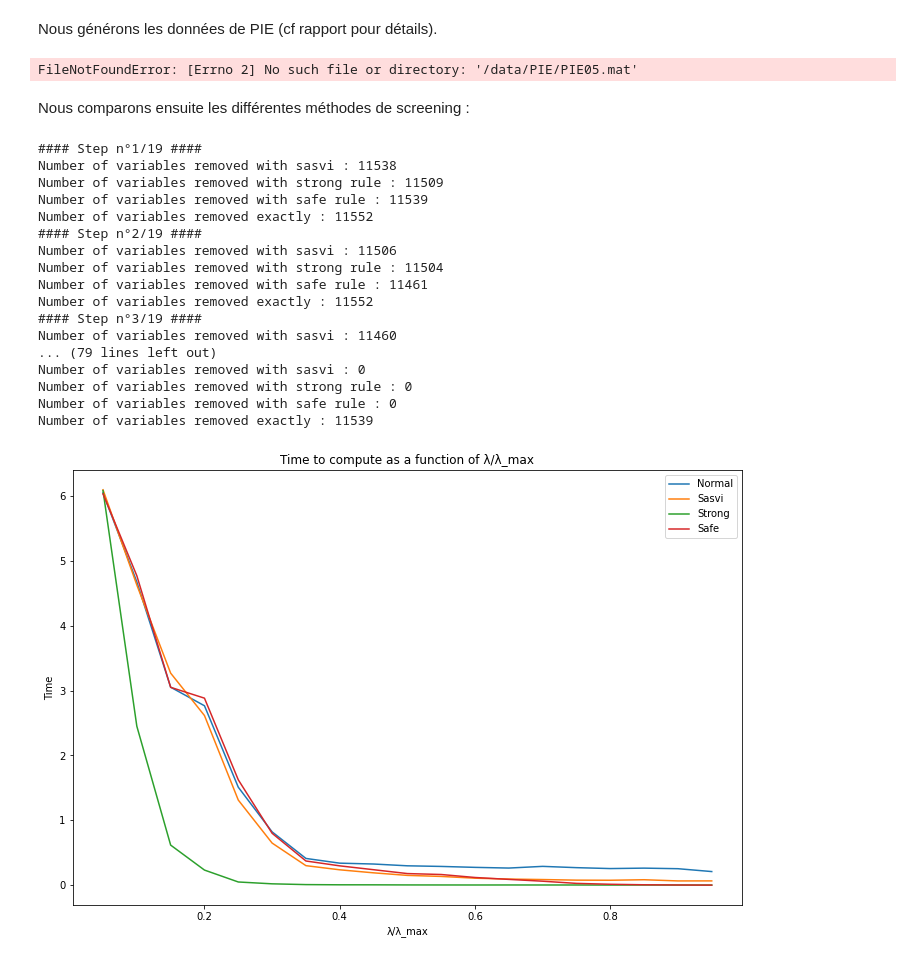
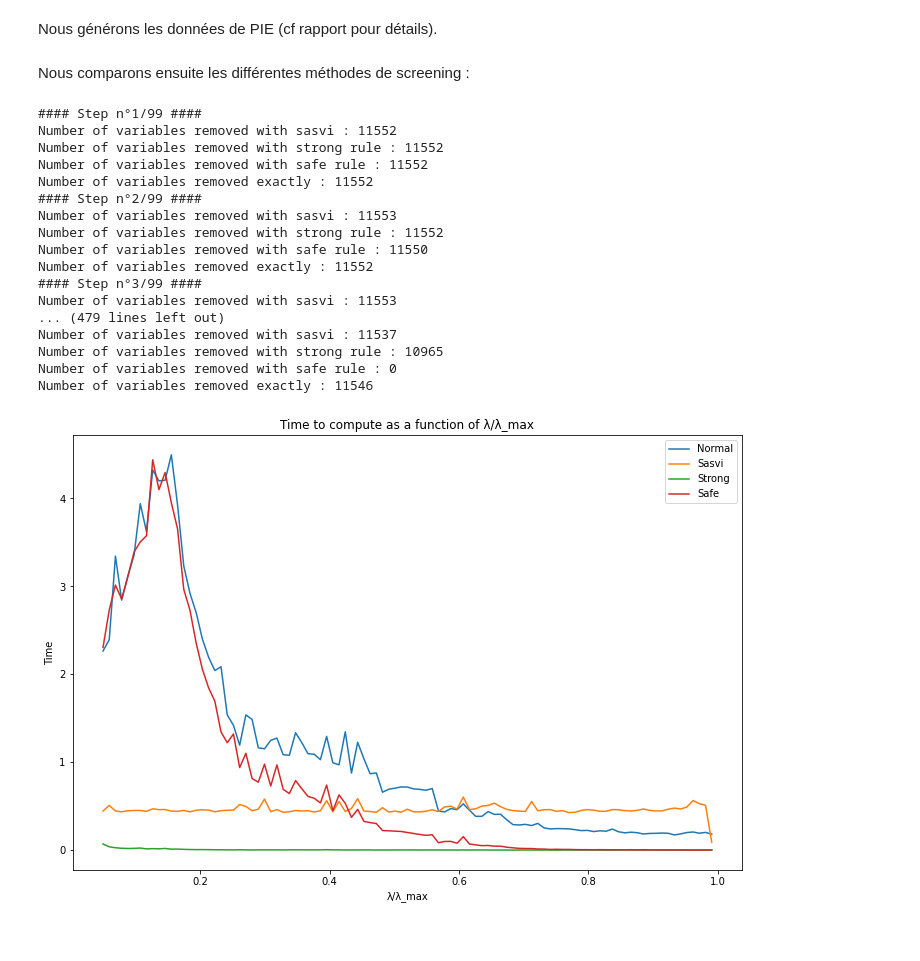
Before and after one commit to nathanln/Parcimony, a Jupyter notebook: Experience.ipynb, the cells around one changed output. Saved outputs shown, nothing was run; the diff lists cells and outputs as text; code cells hidden in the pictures.

```diff
--- a/Experience.ipynb
+++ b/Experience.ipynb
@@ -52,7 +51,7 @@ def test_method(X,y,λ, tol = 10**(-9),verbose=False):
 
         start=time.time()
         if X_sasvi.shape[1] != 0:
-            clf = linear_model.Lasso(alpha=λ[i+1]/X.shape[0],fit_intercept=False)
+            clf = linear_model.Lasso(alpha=λ[i+1]/X.shape[0],fit_intercept=False,max_iter=2000)
             clf.fit(X_sasvi,y)
         Tsasvi.append(tmp_time+time.time()-start)
 
@@ -65,13 +64,12 @@ def test_method(X,y,λ, tol = 10**(-9),verbose=False):
 
         start=time.time()
         if X_strong.shape[1] != 0:
-            clf = linear_model.Lasso(alpha=λ[i+1]/X.shape[0],fit_intercept=False)
+            clf = linear_model.Lasso(alpha=λ[i+1]/X.shape[0],fit_intercept=False,max_iter=2000)
             clf.fit(X_strong,y)
         Tstrong.append(time.time()-start)
 
         #SAFE RULE SCREENING AND FITTING
-        #to_drop_safe=safe_screening(X,y,θ1star, λ[i+1], tol=tol)
-        to_drop_safe=safe_screening2(X,y,λ[1], λ[i+1], tol=tol)
+        to_drop_safe=safe_screening(X,y,λ[i], λ[i+1], tol=tol)
         X_safe = np.delete(X, to_drop_safe, 1)
         nb_removed_safe.append(np.shape(to_drop_safe)[1])
         if(verbose):
@@ -79,14 +77,14 @@ def test_method(X,y,λ, tol = 10**(-9),verbose=False):
 
         start=time.time()
         if X_safe.shape[1] != 0:
-            clf = linear_model.Lasso(alpha=λ[i+1]/X.shape[0],fit_intercept=False)
+            clf = linear_model.Lasso(alpha=λ[i+1]/X.shape[0],fit_intercept=False,max_iter=2000)
             clf.fit(X_safe,y)
         Tsafe.append(time.time()-start)
 
 
         #NO SCREENING FITTING
         start=time.time()
-        clf = linear_model.Lasso(alpha=λ[i+1]/X.shape[0],fit_intercept=False)
+        clf = linear_model.Lasso(alpha=λ[i+1]/X.shape[0],fit_intercept=False,max_iter=2000)
         clf.fit(X,y)
         Tnormal.append(time.time()-start)
         β=clf.coef_
@@ -175,30 +173,28 @@ Nous générons les données de PIE (cf rapport pour détails).
 [X,y]=gen_data_PIE()
 p=len(X[1,:])
 λ_max=np.max(np.abs(np.dot(y,X)))
-λ=np.linspace(1,0.05,20)*λ_max
+λ=np.linspace(1,0.05,100)*λ_max
-# %% [output]
-FileNotFoundError: [Errno 2] No such file or directory: '/data/PIE/PIE05.mat'
 # %% [markdown]
 Nous comparons ensuite les différentes méthodes de screening :
 # %%
-Tsasvi,Tnormal,Tstrong,Tsafe,nb_removed_sasvi,nb_removed_strong,nb_removed_safe, nb_removed_lasso=test_method(X,y, λ, tol=10**(-3),verbose=True)
+Tsasvi,Tnormal,Tstrong,Tsafe,nb_removed_sasvi,nb_removed_strong,nb_removed_safe, nb_removed_lasso=test_method(X,y, λ, tol=10**(-9),verbose=True)
 plot_res(Tsasvi,Tnormal,Tstrong,Tsafe,nb_removed_sasvi,nb_removed_strong,nb_removed_safe,nb_removed_lasso,λ, λ_max,p)
 # %% [output]
-#### Step n°1/19 ####
-Number of variables removed with sasvi : 11538
-Number of variables removed with strong rule : 11509
-Number of variables removed with safe rule : 11539
+#### Step n°1/99 ####
+Number of variables removed with sasvi : 11552
+Number of variables removed with strong rule : 11552
+Number of variables removed with safe rule : 11552
 Number of variables removed exactly : 11552
-#### Step n°2/19 ####
-Number of variables removed with sasvi : 11506
-Number of variables removed with strong rule : 11504
-Number of variables removed with safe rule : 11461
+#### Step n°2/99 ####
+Number of variables removed with sasvi : 11553
+Number of variables removed with strong rule : 11552
+Number of variables removed with safe rule : 11550
 Number of variables removed exactly : 11552
-#### Step n°3/19 ####
-Number of variables removed with sasvi : 11460
-... (79 lines left out)
-Number of variables removed with sasvi : 0
-Number of variables removed with strong rule : 0
+#### Step n°3/99 ####
+Number of variables removed with sasvi : 11553
+... (479 lines left out)
+Number of variables removed with sasvi : 11537
+Number of variables removed with strong rule : 10965
 Number of variables removed with safe rule : 0
-Number of variables removed exactly : 11539
+Number of variables removed exactly : 11546
-[figure, old version]
+[figure, new version]
```
Also changed, not shown: parts of 11 cells of this notebook, 8 other files.
